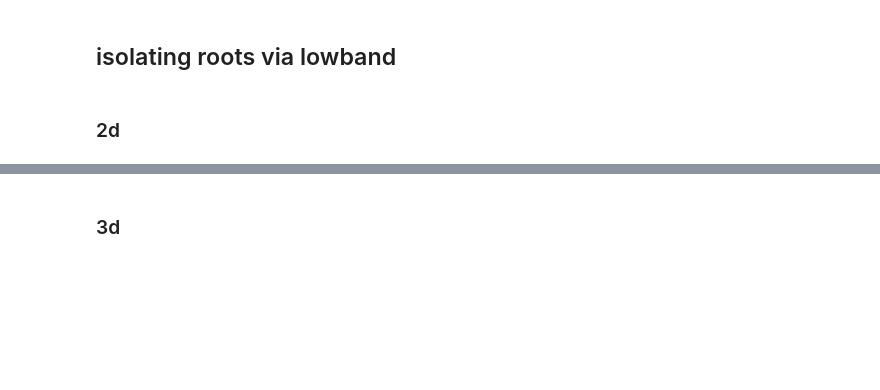
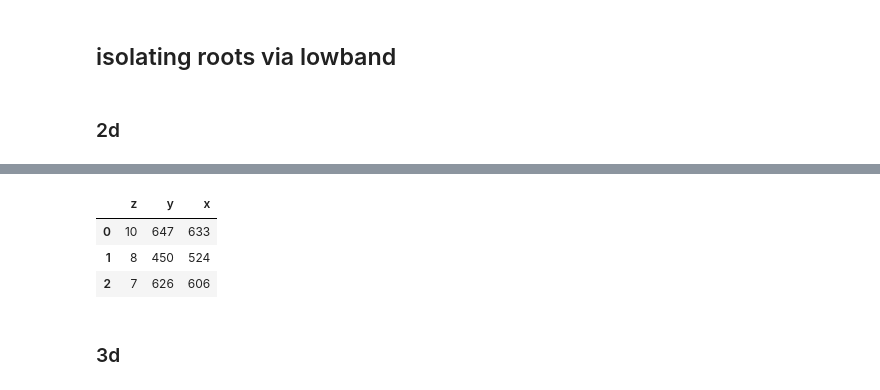
Before and after one commit to GiovanniSena/LSFM-CYCB_analysis, a Jupyter notebook: sample.ipynb, the cells around one changed output, grey strips where cells are left out. Saved outputs shown, nothing was run; the diff lists cells and outputs as text; code cells hidden in the pictures; blank space fills up the shorter version.

```diff
--- a/sample.ipynb
+++ b/sample.ipynb
@@ -79,3 +123,10 @@ lightroot.io.overlay_blobs(g2,blobs)
+# %%
+blobs
+# %% [output]
+|  | z | y | x |
+| 0 | 10 | 647 | 633 |
+| 1 | 8 | 450 | 524 |
+| 2 | 7 | 626 | 606 |
 # %%
 import numpy as np
 ar = np.zeros((4,4),np.int)
```
Also changed, not shown: parts of 7 cells of this notebook, 1 other file.
